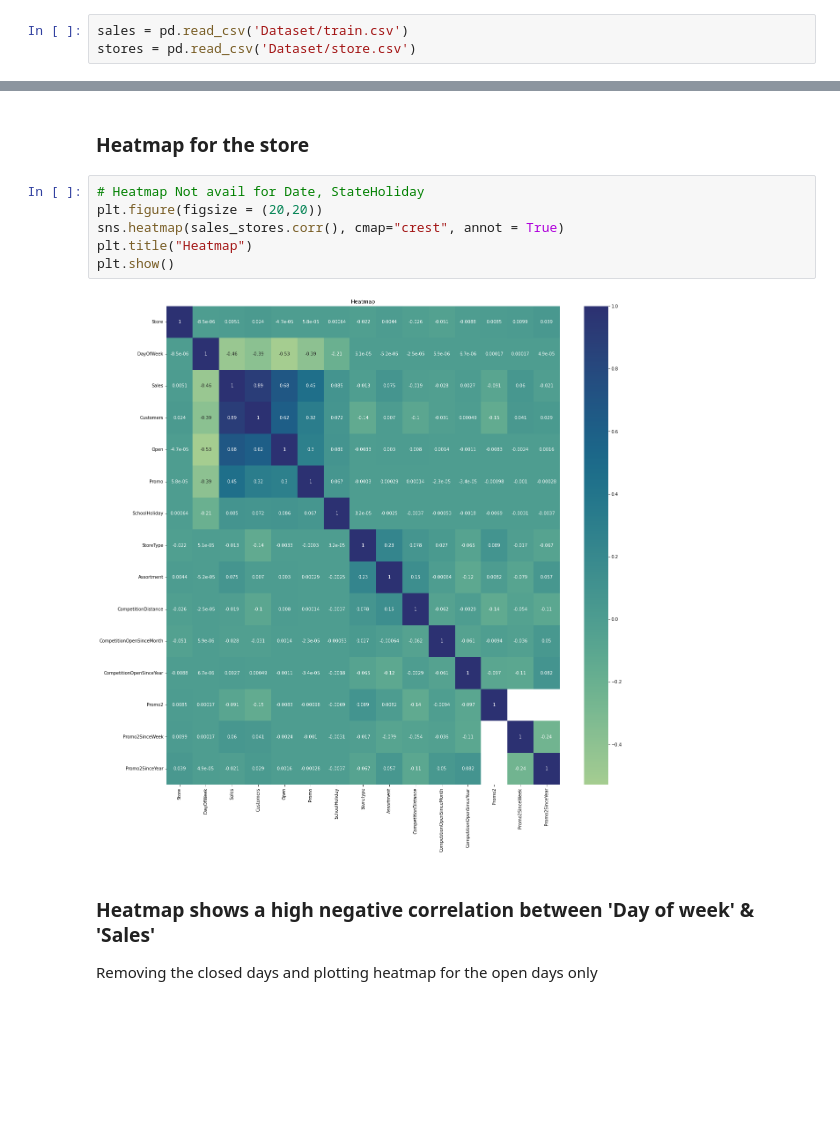
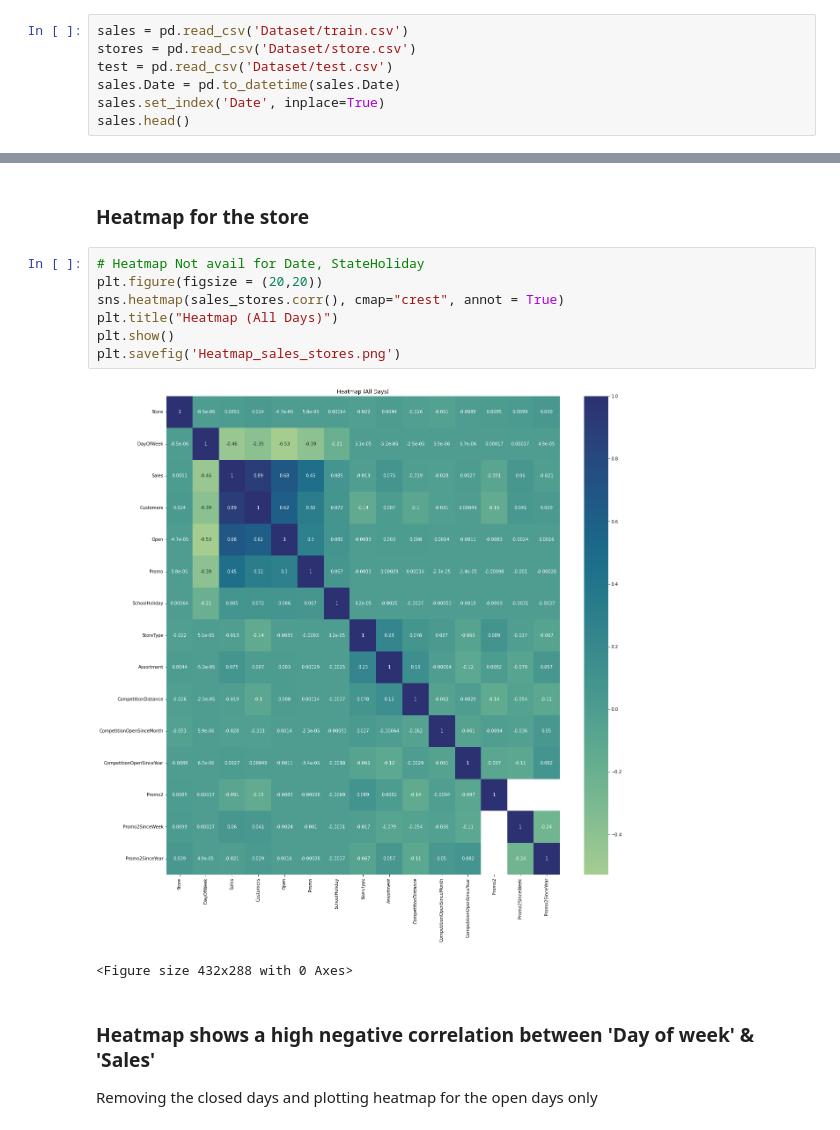
Before and after one commit to aashishpokharel/Time-Series-Sales-Prediction, a Jupyter notebook: Rossman Sales EDA - All Data.ipynb, the cells around one changed output, grey strips where cells are left out. Drawn from its saved outputs; the diff is of its cells as text; blank space fills up the shorter version.

```diff
--- a/Rossman Sales EDA - All Data.ipynb
+++ b/Rossman Sales EDA - All Data.ipynb
@@ -19,3 +21,7 @@ from pmdarima.arima import auto_arima
 # %%
 sales = pd.read_csv('Dataset/train.csv')
 stores = pd.read_csv('Dataset/store.csv')
+test = pd.read_csv('Dataset/test.csv')
+sales.Date = pd.to_datetime(sales.Date)
+sales.set_index('Date', inplace=True)
+sales.head()
@@ -129,11 +197,13 @@ sales_stores.Assortment.replace({'a': 1, 'b':2, 'c':3, 'd':4}, inplace= True)
 # %%
 # Heatmap Not avail for Date, StateHoliday
 plt.figure(figsize = (20,20))
 sns.heatmap(sales_stores.corr(), cmap="crest", annot = True)
-plt.title("Heatmap")
+plt.title("Heatmap (All Days)")
 plt.show()
+plt.savefig('Heatmap_sales_stores.png')
 # %% [output]
-[figure, old version]
+[figure, new version]
+<Figure size 432x288 with 0 Axes>
 # %% [markdown]
 ### Heatmap shows a high negative correlation between 'Day of week' &  'Sales'
 Removing the closed days and plotting heatmap for the open days only
```
Also changed, not shown: parts of 44 cells of this notebook.
